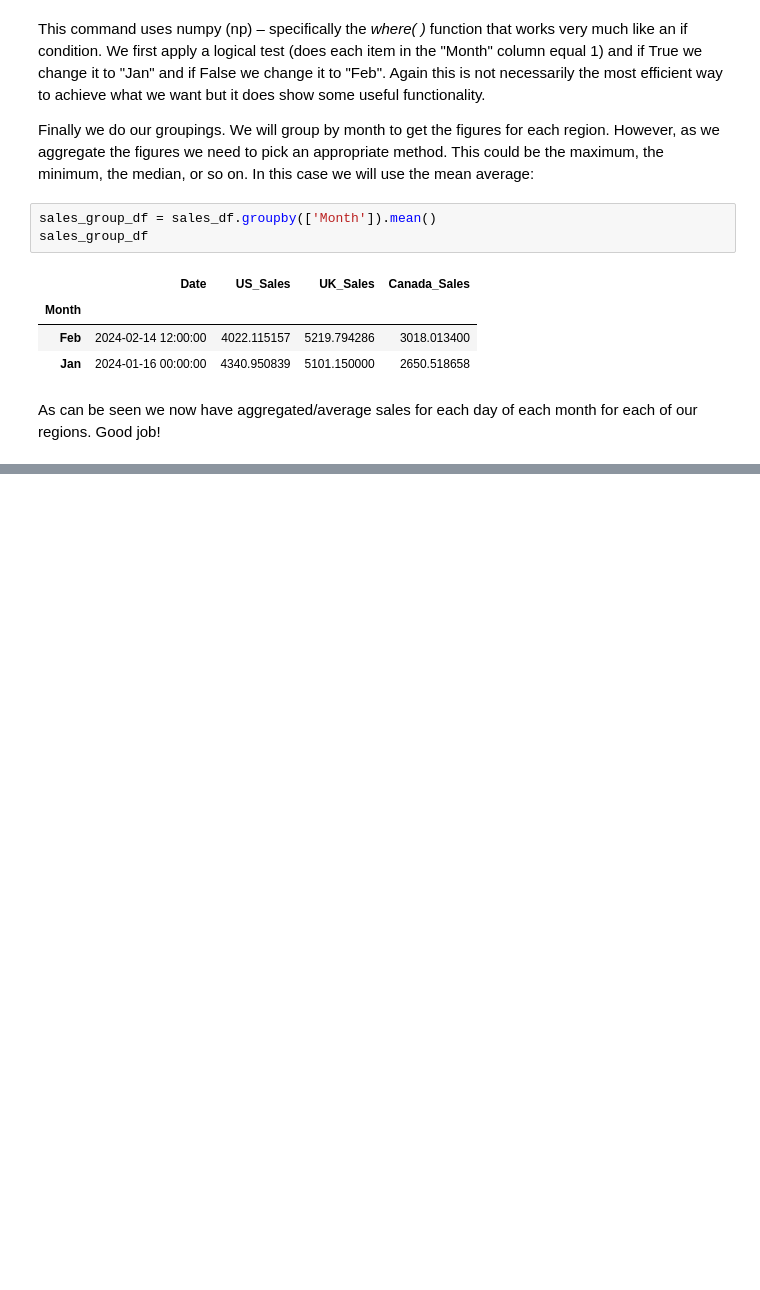
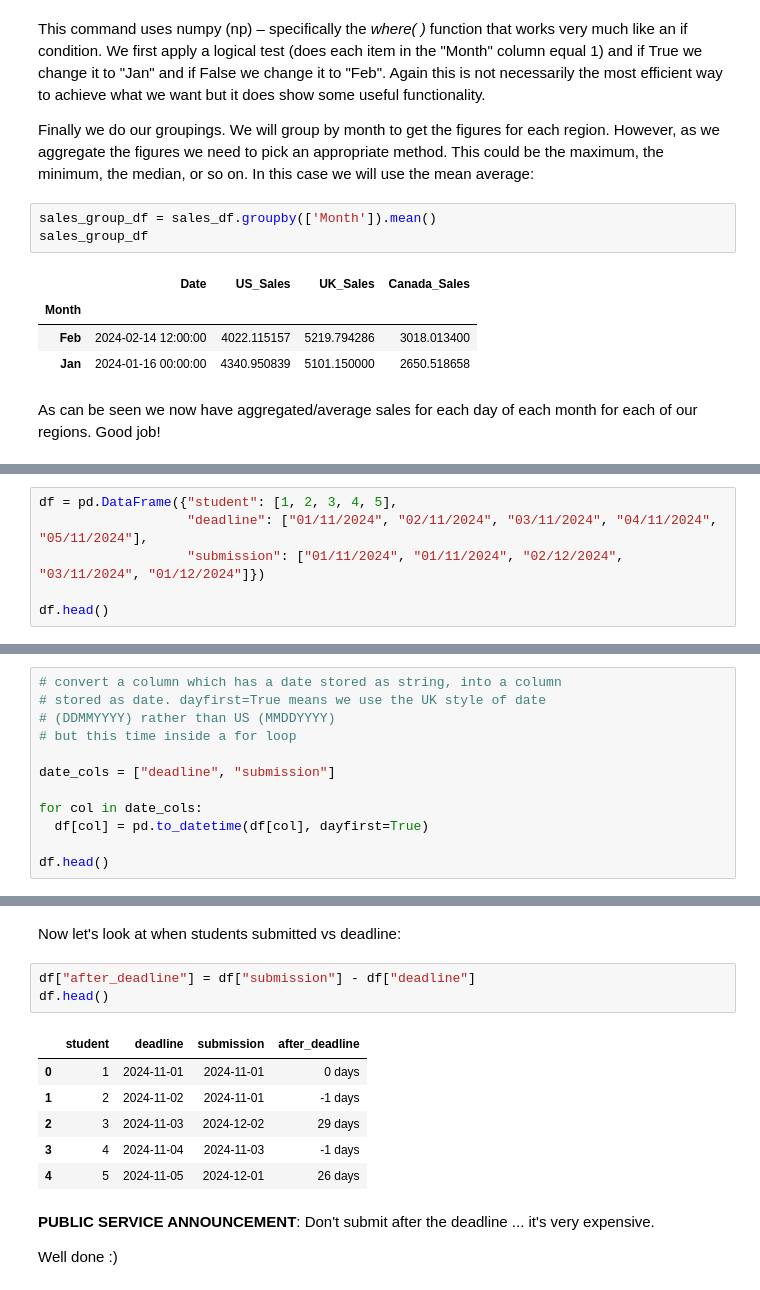
Before and after one commit to MJMortensonWarwick/AnalyticsInPractice2425, a Jupyter notebook: 2_4_Transforms_and_Concatenation.ipynb, the cells around one changed output, grey strips where cells are left out. Cells and saved outputs as stored; diff of their text form; blank space fills up the shorter version.

```diff
--- a/2_4_Transforms_and_Concatenation.ipynb
+++ b/2_4_Transforms_and_Concatenation.ipynb
@@ -210,0 +316,6 @@ As can be seen we now have aggregated/average sales for each day of each month f
+# %%
+df = pd.DataFrame({"student": [1, 2, 3, 4, 5],
+                   "deadline": ["01/11/2024", "02/11/2024", "03/11/2024", "04/11/2024", "05/11/2024"],
+                   "submission": ["01/11/2024", "01/11/2024", "02/12/2024", "03/11/2024", "01/12/2024"]})
+
+df.head()
@@ -210,0 +329,12 @@ As can be seen we now have aggregated/average sales for each day of each month f
+# %%
+# convert a column which has a date stored as string, into a column
+# stored as date. dayfirst=True means we use the UK style of date
+# (DDMMYYYY) rather than US (MMDDYYYY)
+# but this time inside a for loop
+
+date_cols = ["deadline", "submission"]
+
+for col in date_cols:
+  df[col] = pd.to_datetime(df[col], dayfirst=True)
+
+df.head()
@@ -210,0 +348,16 @@ As can be seen we now have aggregated/average sales for each day of each month f
+# %% [markdown]
+Now let's look at when students submitted vs deadline:
+# %%
+df["after_deadline"] = df["submission"] - df["deadline"]
+df.head()
+# %% [output]
+|  | student | deadline | submission | after_deadline |
+| 0 | 1 | 2024-11-01 | 2024-11-01 | 0 days |
+| 1 | 2 | 2024-11-02 | 2024-11-01 | -1 days |
+| 2 | 3 | 2024-11-03 | 2024-12-02 | 29 days |
+| 3 | 4 | 2024-11-04 | 2024-11-03 | -1 days |
+| 4 | 5 | 2024-11-05 | 2024-12-01 | 26 days |
+# %% [markdown]
+__PUBLIC SERVICE ANNOUNCEMENT__: Don't submit after the deadline ... it's very expensive.
+
+Well done :)
```
Also changed, not shown: parts of 9 cells of this notebook.
